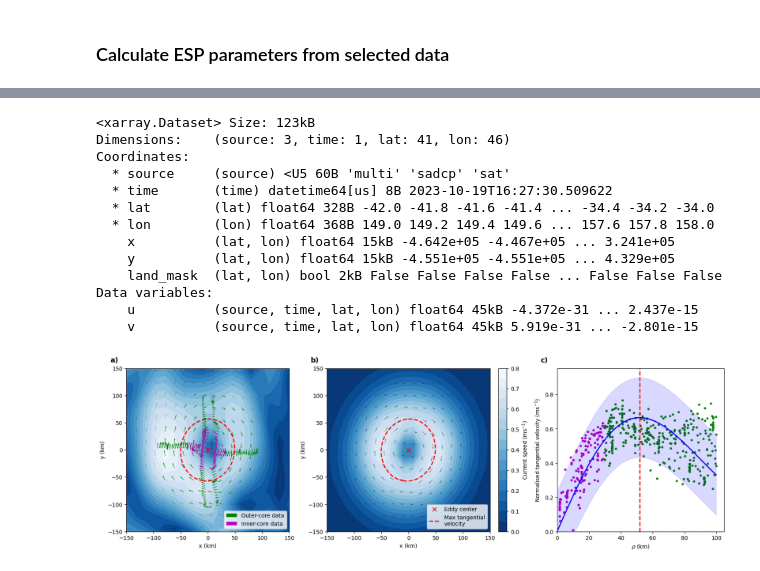
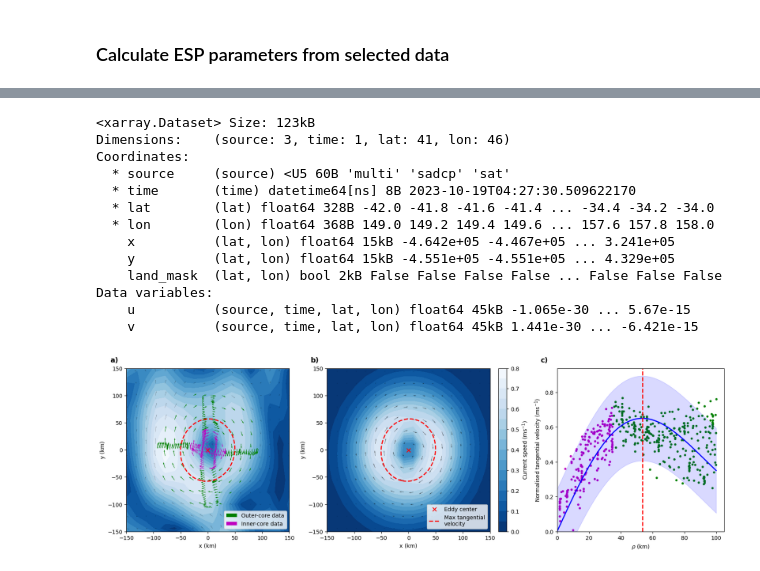
Before and after one commit to regdowse/elliptical_streamfunction_parametrisation, a Jupyter notebook: LATTE_app1_multiplatform_data.ipynb, the cells around one changed output, grey strips where cells are left out. Cells and saved outputs as stored; diff of their text form; code cells hidden in the pictures.

```diff
--- a/LATTE_app1_multiplatform_data.ipynb
+++ b/LATTE_app1_multiplatform_data.ipynb
@@ -16,11 +16,12 @@ from functions import latte, latte_source_selector, axis_ratio_from_Q, tangentia
 sad = sio.loadmat('data/sadcp_data.mat', simplify_cells=True)
 
 z = sad['z_sadcp']
-ref = datetime(2000,1,1,12)
-time = np.array([ref + timedelta(days=jd-2451545.0) for jd in sad['tim_sadcp']], dtype='datetime64[ns]')
+# CE23-specific UTC correction, applied once; raw MAT values are unchanged.
+time = decode_ce23_mat_time(sad['tim_sadcp'])
 
 df = pd.DataFrame({
     "Time": time,
+    "raw_index": np.arange(time.size),
     "Lon": sad['lon_sadcp'],
     "Lat": sad['lat_sadcp']
 })
@@ -42,6 +43,7 @@ ds_sadcp = xr.Dataset(
      "v": (("time","z"), df[[f"v_{zz}" for zz in z]].to_numpy())},
     coords={
         "time": df.Time.values,
+        "raw_index": ("time", df.raw_index.values),
         "z": z,
         "lon": ("time", df.Lon.values),
         "lat": ("time", df.Lat.values),
@@ -50,5 +52,6 @@ ds_sadcp = xr.Dataset(
     }
 )
 
+assert np.array_equal(ds_sadcp.raw_index.values, np.arange(762, 1195))
 ds_sadcp
 # %% [output]
@@ -90,20 +94,10 @@ ds = ds.assign_coords(
     y=(("lat","lon"), (lat2d-phi_mean)*111000),
 )
 
-t0, t1 = ds.time.to_index()[0], ds.time.to_index()[-1]
-start = t0.normalize() + pd.Timedelta(hours=6) + pd.Timedelta(days=int(t0 > t0.normalize() + pd.Timedelta(hours=6)))
-end   = t1.normalize() + pd.Timedelta(hours=6) - pd.Timedelta(days=int(t1 < t1.normalize() + pd.Timedelta(hours=6)))
-t6am = pd.date_range(start, end, freq="1D")
-
-ds_sat = ds.interp(time=t6am)
-
-# Find land mask
-land_mask = np.isnan(ds.u.isel(time=0)) & np.isnan(ds.v.isel(time=0))  # (lat, lon)
-ds = ds.assign(land_mask=land_mask)
-ds_sat = ds_sat.assign(land_mask=land_mask)
-
-# # Time slice
-ds_sat = ds_sat.sel(time=ds_sat.time <= np.datetime64('2024-01-27T06:00:00.000000000'))
+# Retain native satellite timestamps: they bracket the corrected ADCP mean.
+# A daily 06:00 resampling would start after this target and lose all vectors.
+land_mask = np.isnan(ds.u.isel(time=0)) & np.isnan(ds.v.isel(time=0))
+ds_sat = ds.assign(land_mask=land_mask)
 
 ds_sat
 # %% [output]
@@ -189,7 +199,7 @@ for s in sources:
 U_all = np.stack(U_all)
 V_all = np.stack(V_all)
 
-t = np.array([np.datetime64(df_res.time.iloc[0])])
+t = df_res.time.to_numpy(dtype="datetime64[ns]")[:1]
 
 ds_model = xr.Dataset(
     data_vars=dict(
@@ -212,25 +222,25 @@ ds_model
 Dimensions:    (source: 3, time: 1, lat: 41, lon: 46)
 Coordinates:
   * source     (source) <U5 60B 'multi' 'sadcp' 'sat'
-  * time       (time) datetime64[us] 8B 2023-10-19T16:27:30.509622
+  * time       (time) datetime64[ns] 8B 2023-10-19T04:27:30.509622170
   * lat        (lat) float64 328B -42.0 -41.8 -41.6 -41.4 ... -34.4 -34.2 -34.0
   * lon        (lon) float64 368B 149.0 149.2 149.4 149.6 ... 157.6 157.8 158.0
     x          (lat, lon) float64 15kB -4.642e+05 -4.467e+05 ... 3.241e+05
     y          (lat, lon) float64 15kB -4.551e+05 -4.551e+05 ... 4.329e+05
     land_mask  (lat, lon) bool 2kB False False False False ... False False False
 Data variables:
-    u          (source, time, lat, lon) float64 45kB -4.372e-31 ... 2.437e-15
-    v          (source, time, lat, lon) float64 45kB 5.919e-31 ... -2.801e-15
+    u          (source, time, lat, lon) float64 45kB -1.065e-30 ... 5.67e-15
+    v          (source, time, lat, lon) float64 45kB 1.441e-30 ... -6.421e-15
 # %%
 def plot_model(source, df_res, ds_sat, ds_model, df_xyuv, spac=1, scale=20,
-                      xlim=(-170, 170), ylim=(-170, 170), out_thresh=False, plot_data=False):
+                      xlim=(-170, 170), ylim=(-170, 170), out_thresh=False, plot_data=False, fit_details=None):
 
     data = df_res[df_res.source == source].iloc[0]
     df_xyuv = df_xyuv.copy()
     df_xyuv = df_xyuv[df_xyuv.source == source]
     time = data.time
 
-    sat = ds_sat.sel(time=time, method="nearest")
+    sat = interpolate_satellite_at_time(ds_sat, time)
     mod = ds_model.sel(source=source).sel(time=time, method="nearest")#.squeeze("time")
 
     X = sat.x.values / 1e3
@@ -308,8 +318,9 @@ def plot_model(source, df_res, ds_sat, ds_model, df_xyuv, spac=1, scale=20,
 
     fig.colorbar(h1, ax=axs[1], label=r"Current speed (ms$^{-1}$)", fraction=0.05, pad=0.02)
 
-    out_core_param_fit(df_xyuv.xi/1e3, df_xyuv.yi/1e3, df_xyuv.ui, df_xyuv.vi, data.xc/1e3, data.yc/1e3, data.Q, Omega0=data.Omega, ax=axs[2],
-                       plot=True, km_flag=True, pred_flag=True)
+    if fit_details is None:
+        raise ValueError("Pass the stored outer-fit diagnostics for this source; plotting must not refit.")
+    plot_outer_core_fit(fit_details, ax=axs[2], km_flag=True, pred_flag=True)
     axs[2].set_title('')
     axs[2].set_xlabel(r'$\rho$ (km)')
     axs[2].set_ylabel(r'Normalised tangential velocity (ms$^{-1}$)')
@@ -318,9 +329,10 @@ def plot_model(source, df_res, ds_sat, ds_model, df_xyuv, spac=1, scale=20,
 
     plt.show()
 # %%
-plot_model('multi', df_res, ds_sat, ds_model, df_xyuv, plot_data=True)
+plot_model('multi', df_res, ds_sat, ds_model, df_xyuv, plot_data=True,
+           fit_details=df_rho_multi.attrs['outer_fit'])
 # %% [output]
-[figure, old version]
+[figure, new version]
 # %%
 # Results
 df_paper = df_res.copy()
```
Also changed, not shown: parts of 6 cells of this notebook, 4 other files.
